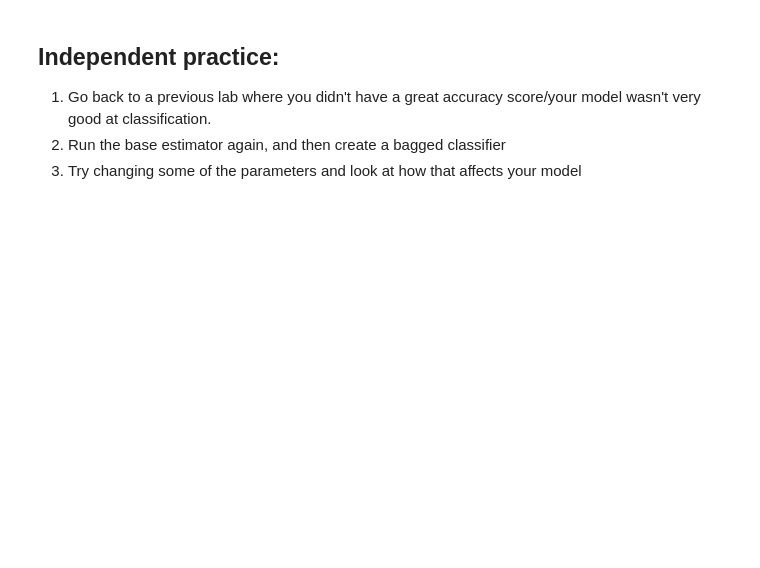
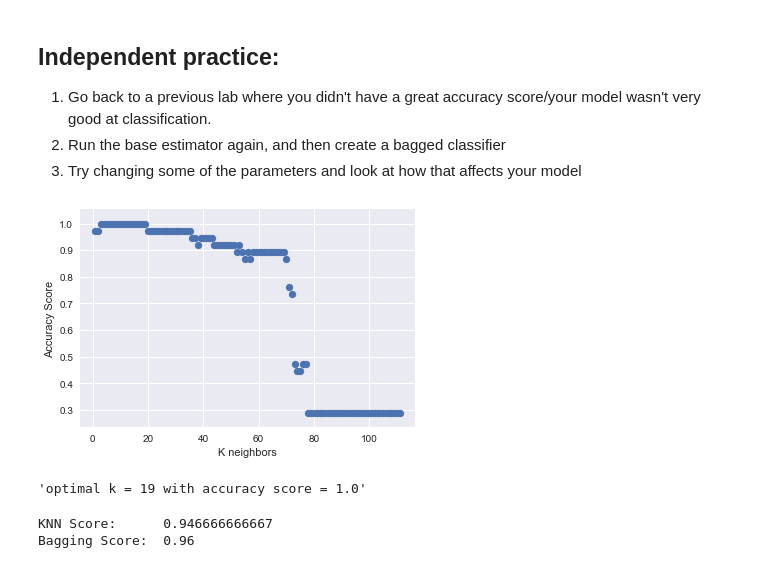
Before and after one commit to matthewbrems/old, a Jupyter notebook: curriculum/06-week/6.03-intro-to-ensembles/code/ensembles-bagging-code-along.ipynb, the cells around one changed output. Cells and saved outputs as stored; diff of their text form; code cells hidden in the pictures; blank space fills up the shorter version.

```diff
--- a/curriculum/06-week/6.03-intro-to-ensembles/code/ensembles-bagging-code-along.ipynb
+++ b/curriculum/06-week/6.03-intro-to-ensembles/code/ensembles-bagging-code-along.ipynb
@@ -54,3 +76,60 @@ Bagging Score:  0.710088721602
 1. Go back to a previous lab where you didn't have a great accuracy score/your model wasn't very good at classification.
 2. Run the base estimator again, and then create a bagged classifier
 3. Try changing some of the parameters and look at how that affects your model
+# %%
+import pandas as pd
+from sklearn.model_selection import train_test_split
+from sklearn.neighbors import KNeighborsClassifier
+from sklearn import metrics
+
+# read the iris data into a DataFrame
+url = 'http://archive.ics.uci.edu/ml/machine-learning-databases/iris/iris.data'
+col_names = ['sepal_length', 'sepal_width', 'petal_length', 'petal_width', 'species']
+iris = pd.read_csv(url, header=None, names=col_names)
+
+
+iris['species_num'] = [0 if x =='Iris-setosa' else 1 if x == 'Iris-versicolor' else 2 if x == 'Iris-virginica' else null for x in iris.species]
+feature_cols = ['sepal_length', 'sepal_width', 'petal_length', 'petal_width']
+X = iris[feature_cols]
+y = iris.species
+
+
+def tts_find_knn(X,y):
+    X_train, X_test, y_train, y_test = train_test_split(X, y)
+    n = len(y_train)
+    ks = []
+    scores = []
+    ideal_k = 1
+    for k in range(1,n):
+        knn = KNeighborsClassifier(n_neighbors=k)
+        knn.fit(X_train, y_train)
+        y_pred_class = knn.predict(X_test)
+        score = metrics.accuracy_score(y_test, y_pred_class)
+        ks.append(k)
+        scores.append(score)
+        max_score = max(scores)
+        if score >= max_score:
+            ideal_k = k
+    plt.scatter(ks, scores)
+    plt.xlabel('K neighbors')
+    plt.ylabel('Accuracy Score')
+    plt.show()
+    return 'optimal k = ' + str(ideal_k) + ' with accuracy score = ' + str(max_score)
+
+tts_find_knn(X,y)
+# %% [output]
+[figure, added]
+'optimal k = 19 with accuracy score = 1.0'
+# %%
+from sklearn.model_selection import cross_val_score
+from sklearn.ensemble import BaggingClassifier
+from sklearn.neighbors import KNeighborsClassifier
+
+knn = KNeighborsClassifier(n_neighbors=2) #this is our base classifier
+bagging = BaggingClassifier(knn, max_samples=0.5, max_features=0.5) #this is us saying we want to bag a bunch of knn estimators
+
+print "KNN Score:\t", cross_val_score(knn, X, y, cv=5, n_jobs=-1).mean()
+print "Bagging Score:\t", cross_val_score(bagging, X, y, cv=5, n_jobs=-1).mean()
+# %% [output]
+KNN Score:      0.946666666667
+Bagging Score:  0.96
```
Also changed, not shown: parts of 4 cells of this notebook, 5 other files.
